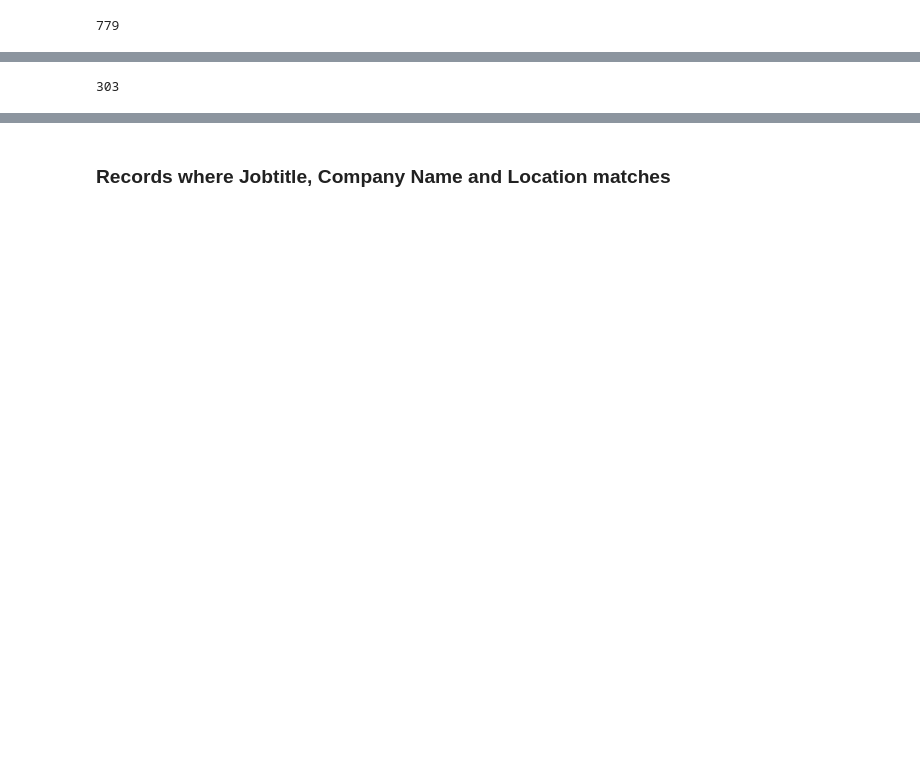
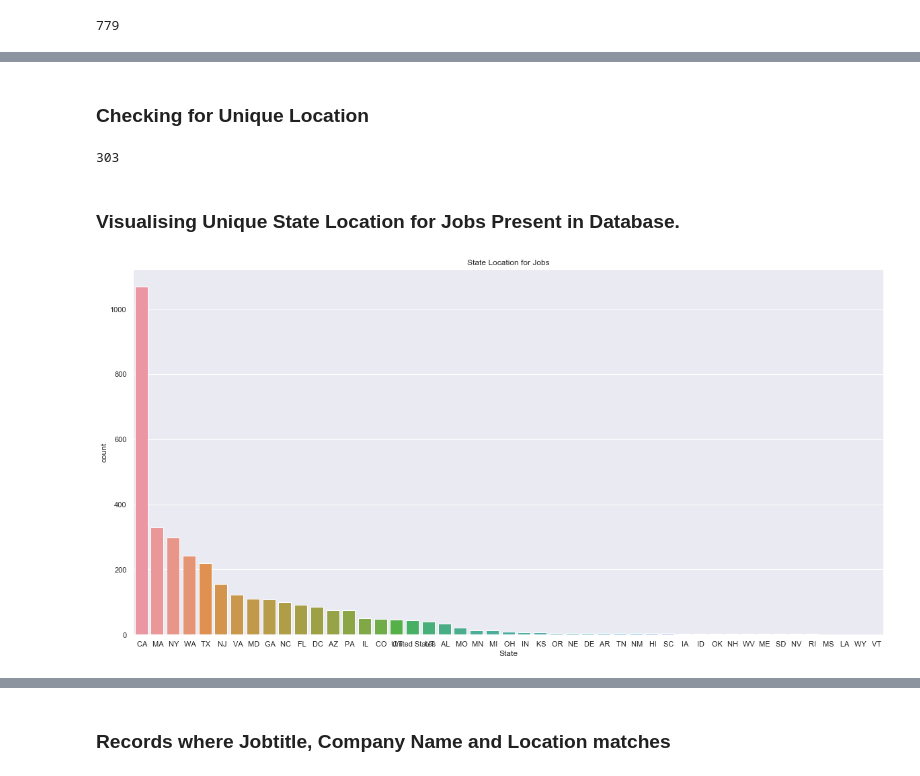
Before and after one commit to aiskunks/Jobs_Database, a Jupyter notebook: Artificial_Intelligence/JobsBot/Data Cleaning/Data_cleaning.ipynb, the cells around one changed output, grey strips where cells are left out. Drawn from its saved outputs; the diff is of its cells as text; code cells hidden in the pictures; blank space fills up the shorter version.

```diff
--- a/Artificial_Intelligence/JobsBot/Data Cleaning/Data_cleaning.ipynb
+++ b/Artificial_Intelligence/JobsBot/Data Cleaning/Data_cleaning.ipynb
@@ -285,4 +335,16 @@ jobs_data['Company Name'].nunique()
+# %% [markdown]
+### Checking for Unique Location
 # %%
 jobs_data['Location'].nunique()
 # %% [output]
 303
+# %% [markdown]
+### Visualising Unique State Location for Jobs Present in Database.
+# %%
+fig, ax = plt.subplots(figsize=(20, 10))
+
+ax = sns.countplot(x='State', data=jobs_data, order=jobs_data['State'].value_counts().index)
+ax.set_title('State Location for Jobs')
+fig.show()
+# %% [output]
+[figure, added]
```
Also changed, not shown: parts of 18 cells of this notebook, 1 other file.
